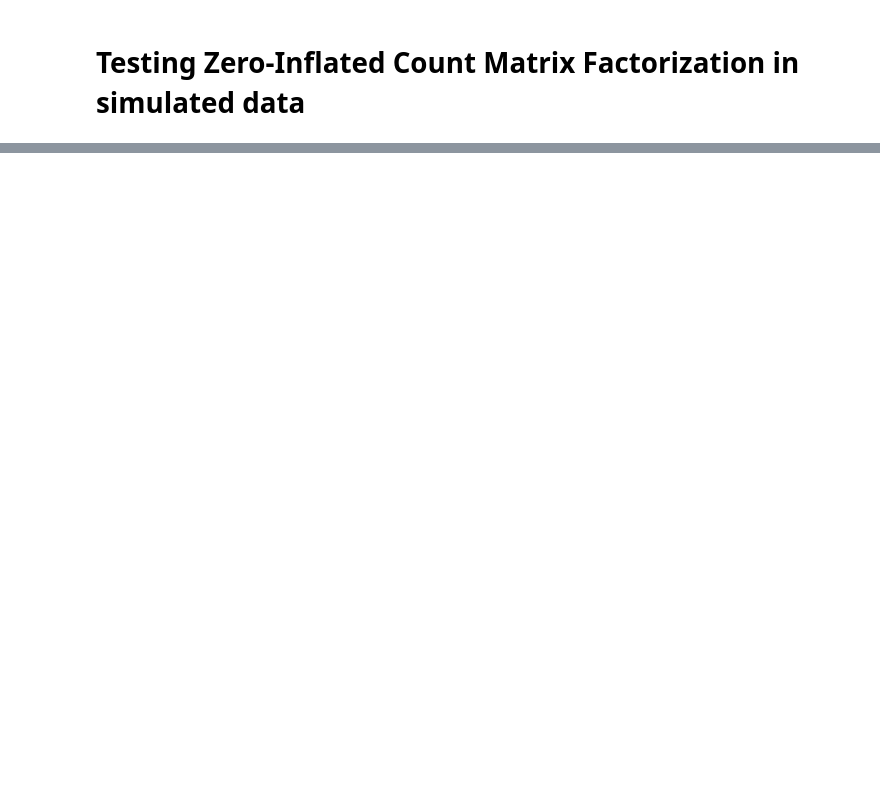
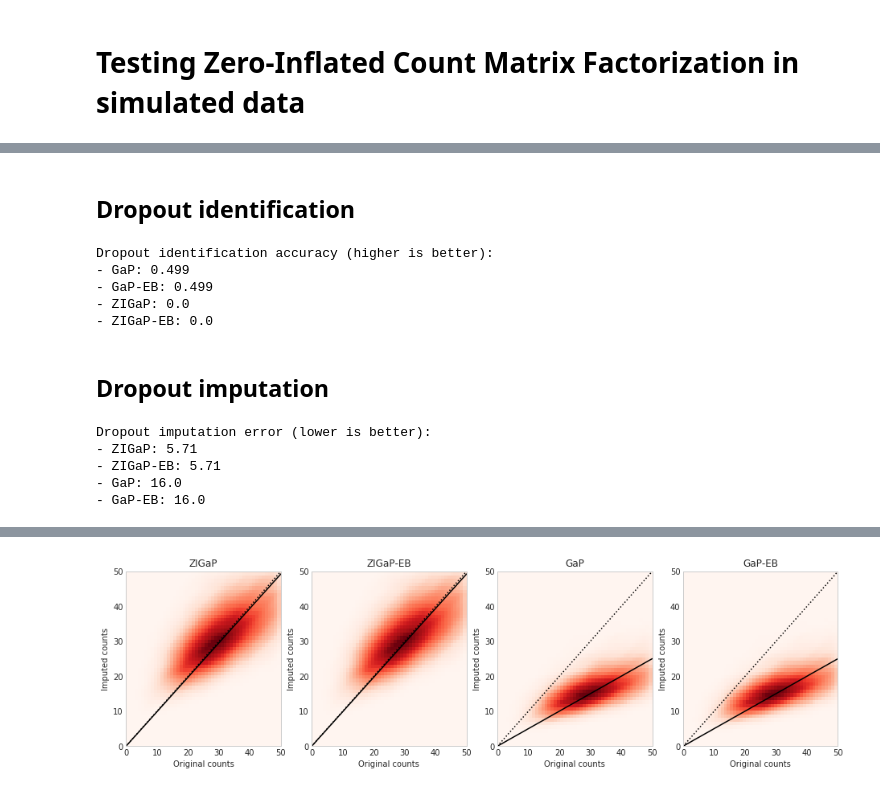
Before and after one commit to pedrofale/mpCMF, a Jupyter notebook: notebooks/pCMF Zero Inflation.ipynb, the cells around one changed output, grey strips where cells are left out. Cells and saved outputs as stored; diff of their text form; code cells hidden in the pictures; blank space fills up the shorter version.

```diff
--- a/notebooks/pCMF Zero Inflation.ipynb
+++ b/notebooks/pCMF Zero Inflation.ipynb
@@ -211,0 +224,68 @@ plt.show()
+# %%
+dropout_idx = np.where(D_train == 0)
+# %% [markdown]
+## Dropout identification
+# %%
+gap_prec = accuracy_score(gap_D.flatten(), D_train.flatten())
+gapeb_prec = accuracy_score(gapeb_D.flatten(), D_train.flatten())
+zigap_prec = accuracy_score(zigap_D.flatten(), D_train.flatten())
+zigapeb_prec = accuracy_score(zigapeb_D.flatten(), D_train.flatten())
+
+scores = {'GaP': gap_prec, 'GaP-EB': gapeb_prec, 'ZIGaP': zigap_prec, 'ZIGaP-EB': zigapeb_prec}
+
+sorted_scores = sorted(scores.items(), key=operator.itemgetter(1), reverse=True)
+
+print('Dropout identification accuracy (higher is better):')
+print('\033[1m- {0}: {1:.3}\033[0m'.format(sorted_scores[0][0], sorted_scores[0][1]))
+for score_tp in sorted_scores[1:]:
+    print('- {0}: {1:.3}'.format(score_tp[0], score_tp[1]))
+# %% [output]
+Dropout identification accuracy (higher is better):
+- GaP: 0.499
+- GaP-EB: 0.499
+- ZIGaP: 0.0
+- ZIGaP-EB: 0.0
+# %% [markdown]
+## Dropout imputation
+# %%
+# Use the posterior Poisson mean
+gap_R = np.dot(gap_U, gap_V.T)
+gapeb_R = np.dot(gapeb_U, gapeb_V.T)
+zigap_R = np.dot(zigap_U, zigap_V.T)
+zigapeb_R = np.dot(zigapeb_U, zigapeb_V.T)
+# %%
+gap_err = utils.imputation_error(X_train, gap_R, dropout_idx)
+gapeb_err = utils.imputation_error(X_train, gapeb_R, dropout_idx)
+zigap_err = utils.imputation_error(X_train, zigap_R, dropout_idx)
+zigapeb_err = utils.imputation_error(X_train, zigapeb_R, dropout_idx)
+
+scores = {'GaP': gap_err, 'GaP-EB': gapeb_err, 'ZIGaP': zigap_err, 'ZIGaP-EB': zigapeb_err}
+
+sorted_scores = sorted(scores.items(), key=operator.itemgetter(1), reverse=False)
+
+print('Dropout imputation error (lower is better):')
+print('\033[1m- {0}: {1:.3}\033[0m'.format(sorted_scores[0][0], sorted_scores[0][1]))
+for score_tp in sorted_scores[1:]:
+    print('- {0}: {1:.3}'.format(score_tp[0], score_tp[1]))
+# %% [output]
+Dropout imputation error (lower is better):
+- ZIGaP: 5.71
+- ZIGaP-EB: 5.71
+- GaP: 16.0
+- GaP-EB: 16.0
+# %%
+R_list = [gap_R, gapeb_R, zigap_R, zigapeb_R]
+title_list = ['GaP', 'GaP-EB', 'ZIGaP', 'ZIGaP-EB']
+
+fig = plt.figure(figsize=(20, 4))
+
+s = 30
+alpha = 0.7
+labels=None
+for i in range(len(R_list)):
+    ax = plt.subplot(1, n_results, i+1)
+    plot_utils.plot_imputation_density(
+        R_list[title_list.index(sorted_scores[i][0])], X_train, dropout_idx, ymax=50,
+        ax=ax, title=sorted_scores[i][0])
+plt.show()
+# %% [output]
@@ -211,0 +294 @@ plt.show()
+[figure, added]
```
Also changed, not shown: parts of 14 cells of this notebook, 1 other file.
